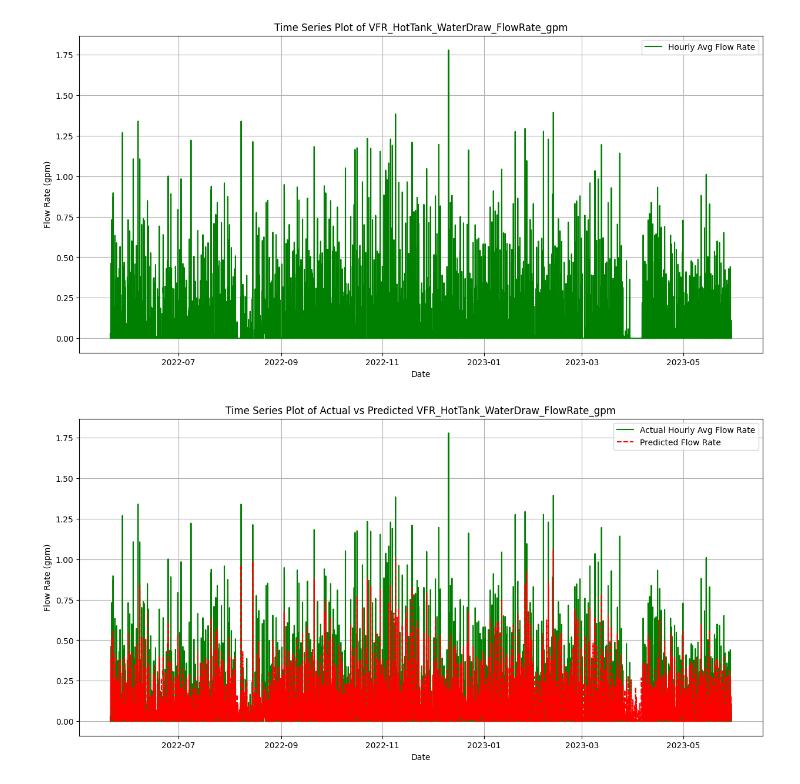
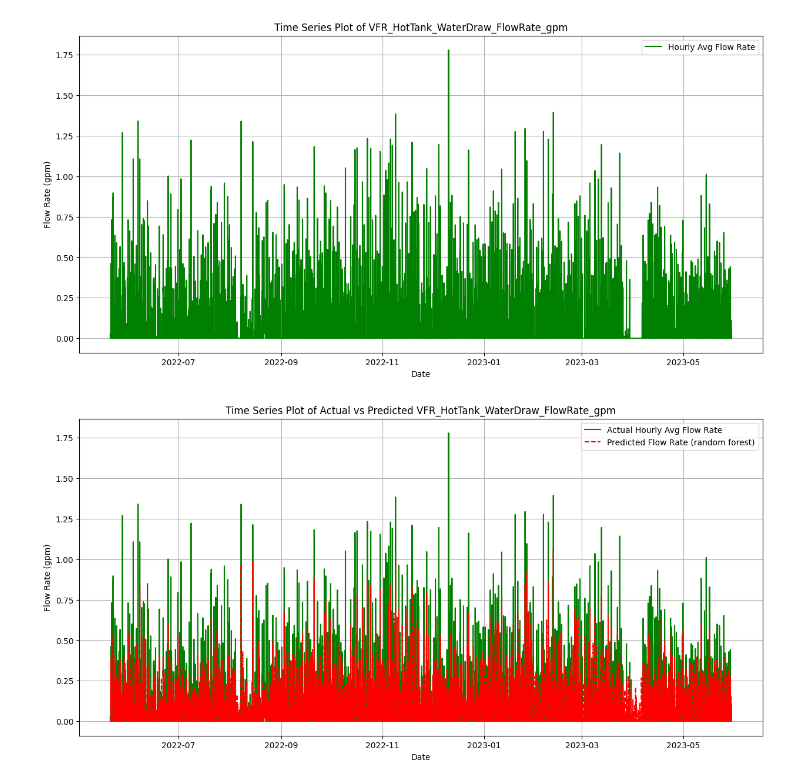
Before and after one commit to JadenFaste/Heidari-Analysis, a Jupyter notebook: Heidari.ipynb, the cells around one changed output. Cells and saved outputs as stored; diff of their text form; code cells hidden in the pictures.

```diff
--- a/Heidari.ipynb
+++ b/Heidari.ipynb
@@ -54,20 +56,20 @@ plt.show()
 # %%
 # Generate predictions for the entire dataset
 all_features = features  # features were defined previously for the entire dataset
 all_predictions = rf_regressor.predict(all_features)
 
 # Add predictions to the hourly data DataFrame for plotting
 hourly_data['Predicted_FlowRate_gpm'] = all_predictions
 
 # Time series plot for actual vs predicted flow rates
 plt.figure(figsize=(15, 7))
 plt.plot(hourly_data['Date'], hourly_data['VFR_HotTank_WaterDraw_FlowRate_gpm'], label='Actual Hourly Avg Flow Rate', color='green')
-plt.plot(hourly_data['Date'], hourly_data['Predicted_FlowRate_gpm'], label='Predicted Flow Rate', linestyle='--', color='red')
+plt.plot(hourly_data['Date'], hourly_data['Predicted_FlowRate_gpm'], label='Predicted Flow Rate (random forest)', linestyle='--', color='red')
 plt.title('Time Series Plot of Actual vs Predicted VFR_HotTank_WaterDraw_FlowRate_gpm')
 plt.xlabel('Date')
 plt.ylabel('Flow Rate (gpm)')
 plt.legend()
 plt.grid(True)
 plt.show()
 # %% [output]
-[figure, old version]
+[figure, new version]
```
Also changed, not shown: parts of 3 cells of this notebook.
